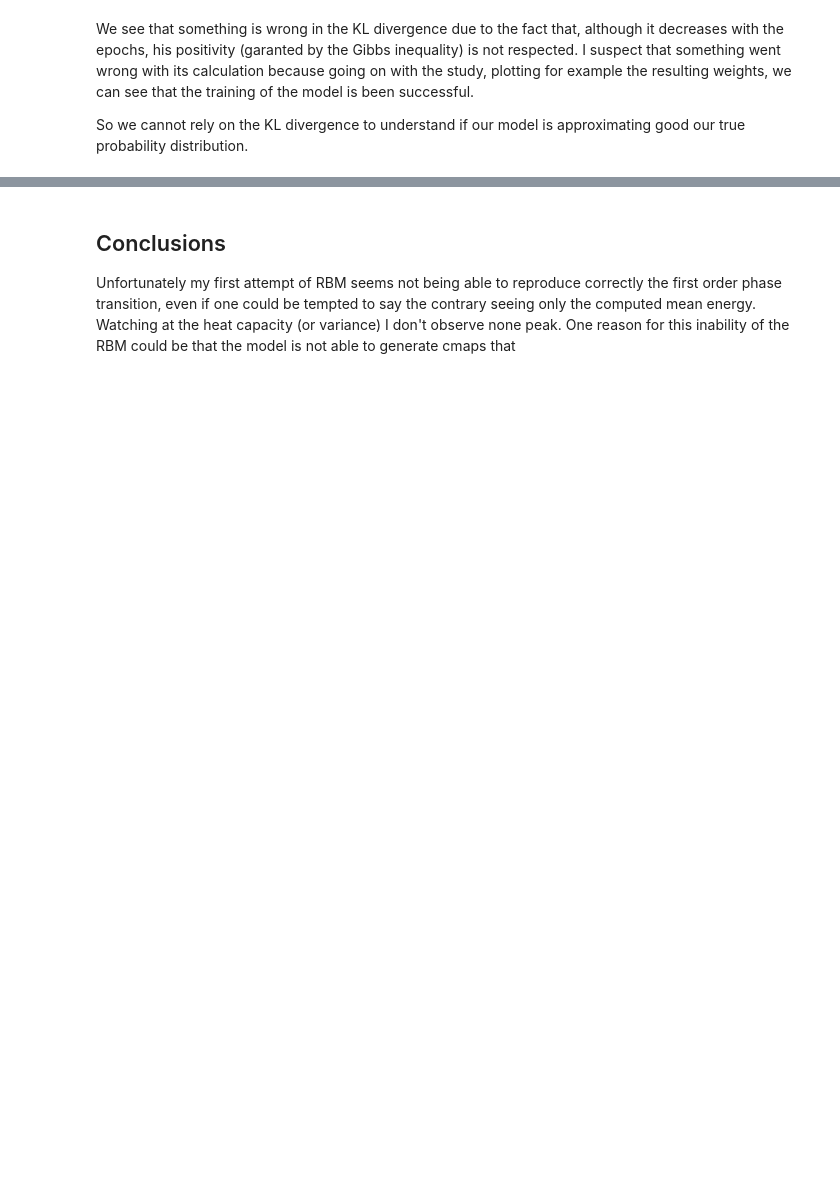
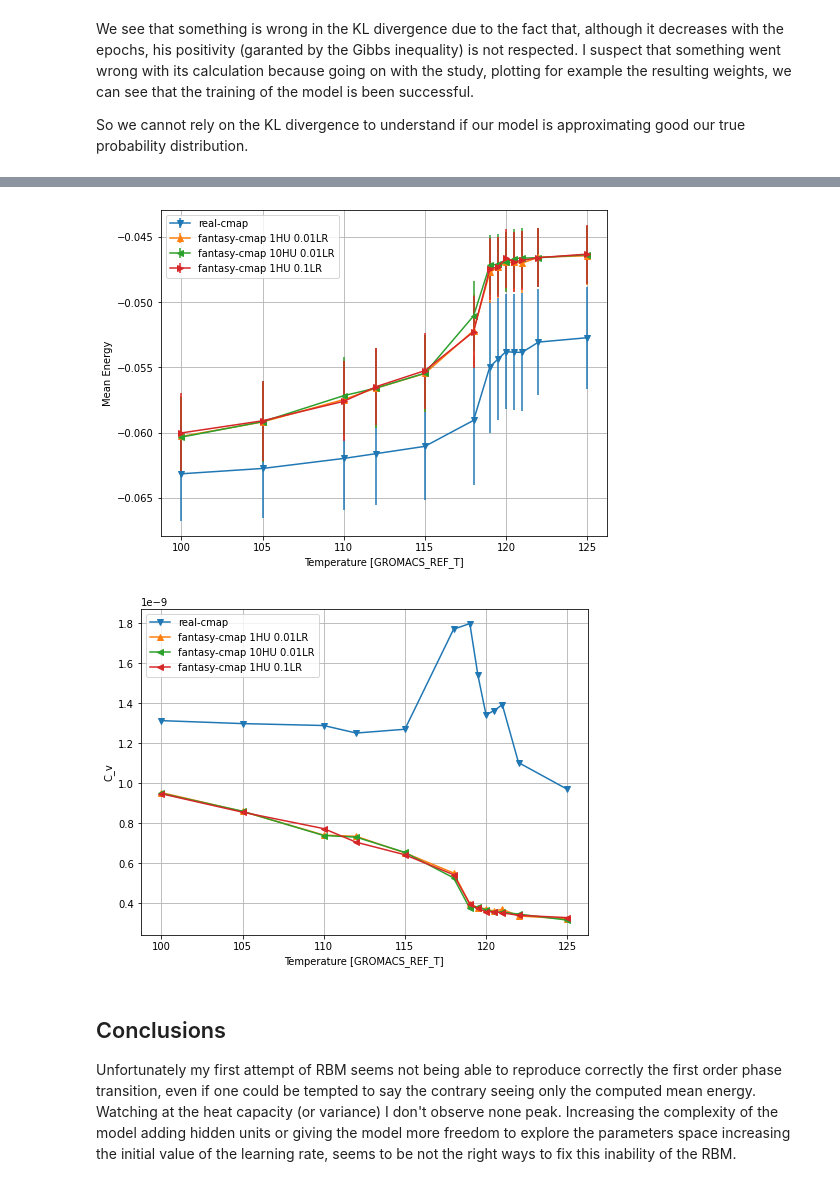
Before and after one commit to mattbona/protein-RBM, a Jupyter notebook: rbm/notebook/Gprotein_rbm.ipynb, the cells around one changed output, grey strips where cells are left out. Saved outputs shown, nothing was run; the diff lists cells and outputs as text; code cells hidden in the pictures; blank space fills up the shorter version.

```diff
--- a/rbm/notebook/Gprotein_rbm.ipynb
+++ b/rbm/notebook/Gprotein_rbm.ipynb
@@ -290,6 +291,82 @@ plt.show()
+# %%
+### Load vectors with data
+# Real cmap
+real_cmap_results = np.loadtxt("../results/energy-vs-var-real-cmap.dat")
+real_cmap_results_sorted = real_cmap_results[real_cmap_results[:,0].argsort()]
+
+temperature_real_cmap = real_cmap_results_sorted[:,0]
+real_cmap_mean_energy = -real_cmap_results_sorted[:,1]
+real_cmap_heat_capacity = real_cmap_results_sorted[:,2]/temperature_real_cmap**2
+real_cmap_std_dev = np.sqrt(real_cmap_results_sorted[:,2])
+# Fantasy cmap - 1Hidden Unit 0.001 Learning Rate
+fantasy_cmap_results_01HiddenUnits = np.loadtxt("../results/01HiddenUnits/energy-vs-var-fantasy-cmap.dat")
+fantasy_cmap_results_01HiddenUnits_sorted = fantasy_cmap_results_01HiddenUnits[fantasy_cmap_results_01HiddenUnits[:,0].argsort()]
+
+temperature_fantasy_cmap_01HiddenUnits = fantasy_cmap_results_01HiddenUnits_sorted[:,0]
+fantasy_cmap_mean_energy_01HiddenUnits = -fantasy_cmap_results_01HiddenUnits_sorted[:,1]
+fantasy_cmap_heat_capacity_01HiddenUnits = fantasy_cmap_results_01HiddenUnits_sorted[:,2]/temperature_fantasy_cmap_01HiddenUnits**2
+fantasy_cmap_std_dev_01HiddenUnits = np.sqrt(fantasy_cmap_results_01HiddenUnits_sorted[:,2])
+# Fantasy cmap - 10 Hidden Unit 0.001 Learning Rate
+fantasy_cmap_results_10HiddenUnits = np.loadtxt("../results/10HiddenUnits/energy-vs-var-fantasy-cmap.dat")
+fantasy_cmap_results_10HiddenUnits_sorted = fantasy_cmap_results_10HiddenUnits[fantasy_cmap_results_10HiddenUnits[:,0].argsort()]
+
+temperature_fantasy_cmap_10HiddenUnits = fantasy_cmap_results_10HiddenUnits_sorted[:,0]
+fantasy_cmap_mean_energy_10HiddenUnits = -fantasy_cmap_results_10HiddenUnits_sorted[:,1]
+fantasy_cmap_heat_capacity_10HiddenUnits = fantasy_cmap_results_10HiddenUnits_sorted[:,2]/temperature_fantasy_cmap_10HiddenUnits**2
+fantasy_cmap_std_dev_10HiddenUnits = np.sqrt(fantasy_cmap_results_10HiddenUnits_sorted[:,2])
+# Fantasy cmap - 1Hidden Unit 0.01 Learning Rate
+fantasy_cmap_results_0_1LearningRate = np.loadtxt("../results/0_1LearningRate/energy-vs-var-fantasy-cmap.dat")
+fantasy_cmap_results_0_1LearningRate_sorted = fantasy_cmap_results_0_1LearningRate[fantasy_cmap_results_0_1LearningRate[:,0].argsort()]
+
+temperature_fantasy_cmap_0_1LearningRate = fantasy_cmap_results_0_1LearningRate_sorted[:,0]
+fantasy_cmap_mean_energy_0_1LearningRate = -fantasy_cmap_results_0_1LearningRate_sorted[:,1]
+fantasy_cmap_heat_capacity_0_1LearningRate = fantasy_cmap_results_0_1LearningRate_sorted[:,2]/temperature_fantasy_cmap_0_1LearningRate**2
+fantasy_cmap_std_dev_0_1LearningRate = np.sqrt(fantasy_cmap_results_0_1LearningRate_sorted[:,2])
+
+
+### Plot Mean energy vs temperature
+plt.figure(figsize=(8,6))
+# Real cmap
+plt.errorbar(temperature_real_cmap, real_cmap_mean_energy,
+             yerr=real_cmap_std_dev,marker='v',label="real-cmap")
+# Fantasy cmap
+plt.errorbar(temperature_fantasy_cmap_01HiddenUnits, fantasy_cmap_mean_energy_01HiddenUnits,
+             yerr=fantasy_cmap_std_dev_01HiddenUnits, marker='^',label="fantasy-cmap 1HU 0.01LR")
+plt.errorbar(temperature_fantasy_cmap_10HiddenUnits, fantasy_cmap_mean_energy_10HiddenUnits,
+             yerr=fantasy_cmap_std_dev_10HiddenUnits, marker='<',label="fantasy-cmap 10HU 0.01LR")
+plt.errorbar(temperature_fantasy_cmap_0_1LearningRate, fantasy_cmap_mean_energy_0_1LearningRate,
+             yerr=fantasy_cmap_std_dev_0_1LearningRate, marker='>',label="fantasy-cmap 1HU 0.1LR")
+
+plt.xlabel('Temperature [GROMACS_REF_T]')
+plt.ylabel('Mean Energy')
+plt.grid(True)
+plt.legend(loc="upper left")
+
+plt.figure(figsize=(8,6)) # New figure for separated plots
+
+### Plot Heat Capacity vs temperature
+# Real cmap
+plt.plot(temperature_real_cmap, real_cmap_heat_capacity,label="real-cmap",marker='v')
+# Fantasy cmap
+plt.plot(temperature_fantasy_cmap_01HiddenUnits, fantasy_cmap_heat_capacity_01HiddenUnits,
+         label="fantasy-cmap 1HU 0.01LR",marker='^')
+plt.plot(temperature_fantasy_cmap_10HiddenUnits, fantasy_cmap_heat_capacity_10HiddenUnits,
+         label="fantasy-cmap 10HU 0.01LR",marker='<')
+plt.plot(temperature_fantasy_cmap_0_1LearningRate, fantasy_cmap_heat_capacity_0_1LearningRate,
+         label="fantasy-cmap 1HU 0.1LR",marker='<')
+
+plt.xlabel('Temperature [GROMACS_REF_T]')
+plt.ylabel('C_v')
+plt.grid(True)
+plt.legend(loc="upper left")
+
+plt.show()
+# %% [output]
+[figure, added]
+[figure, added]
 # %% [markdown]
 ## Conclusions
 
 Unfortunately my first attempt of RBM seems not being able to reproduce correctly the first order phase transition, even if one could be tempted to say the contrary seeing only the computed mean energy.
 Watching at the heat capacity (or variance) I don't observe none peak.
-One reason for this inability of the RBM could be that the model is not able to generate cmaps that
+Increasing the complexity of the model adding hidden units or giving the model more freedom to explore the parameters space increasing the initial value of the learning rate, seems to be not the right ways to fix this inability of the RBM.
```
Also changed, not shown: parts of 10 cells of this notebook.
